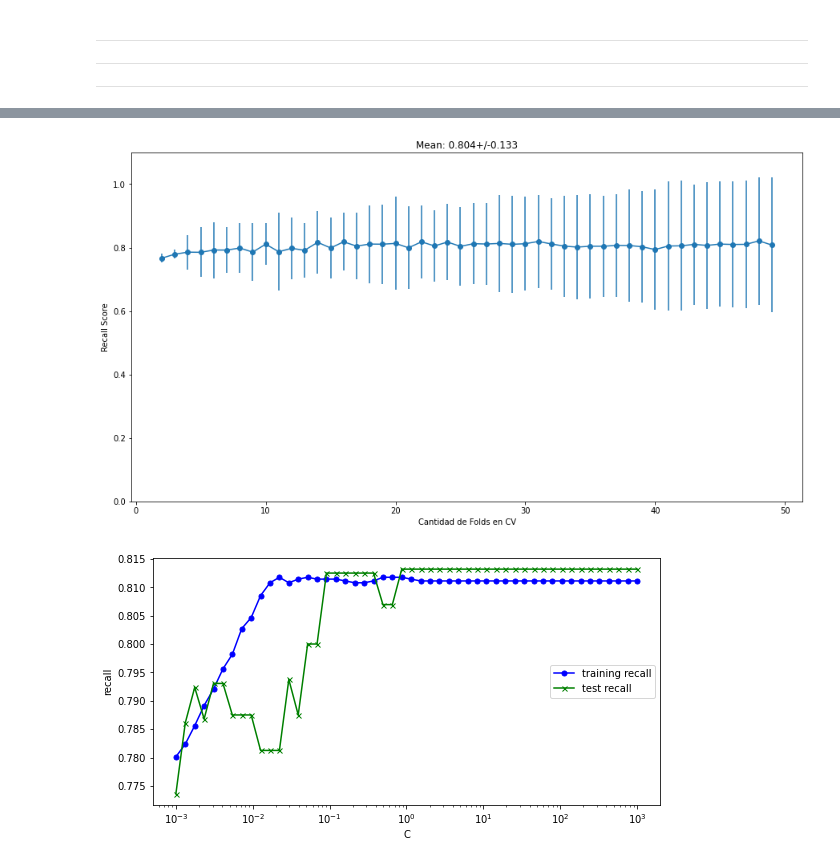
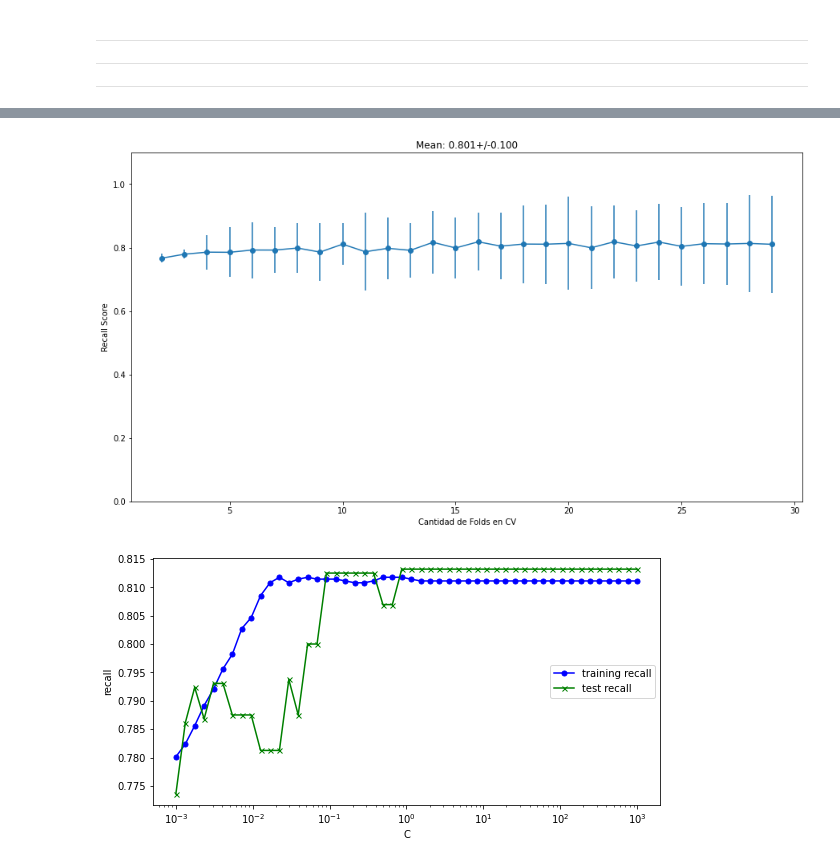
Before and after one commit to JaviCeRodriguez/Heart-Failure-ML, a Jupyter notebook: classification_v2.ipynb, the cells around one changed output, grey strips where cells are left out. Saved outputs shown, nothing was run; the diff lists cells and outputs as text; code cells hidden in the pictures.

```diff
--- a/classification_v2.ipynb
+++ b/classification_v2.ipynb
@@ -189,7 +233,7 @@ weighted avg       0.75      0.74      0.74       326
 # %%
-plt_eb(lr_model,50)
+plt_eb(lr_model,30)
 # %% [output]
-[figure, old version]
+[figure, new version]
 # %%
 train_test_curve(lr_model,"C",np.logspace(-3,3,50))
 # %% [output]
```
Also changed, not shown: parts of 37 cells of this notebook.
